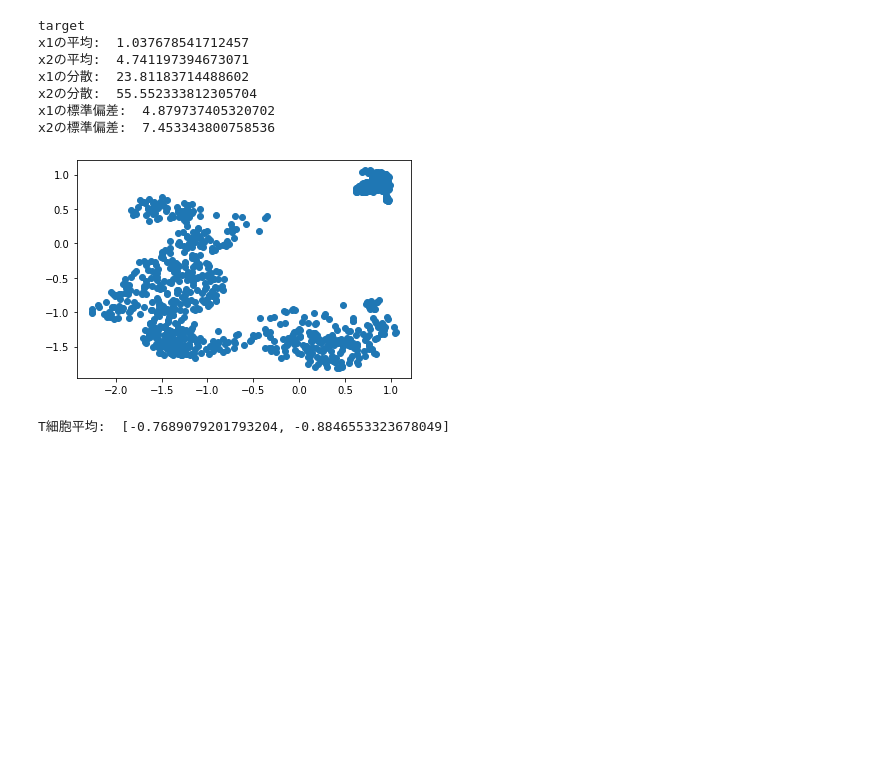
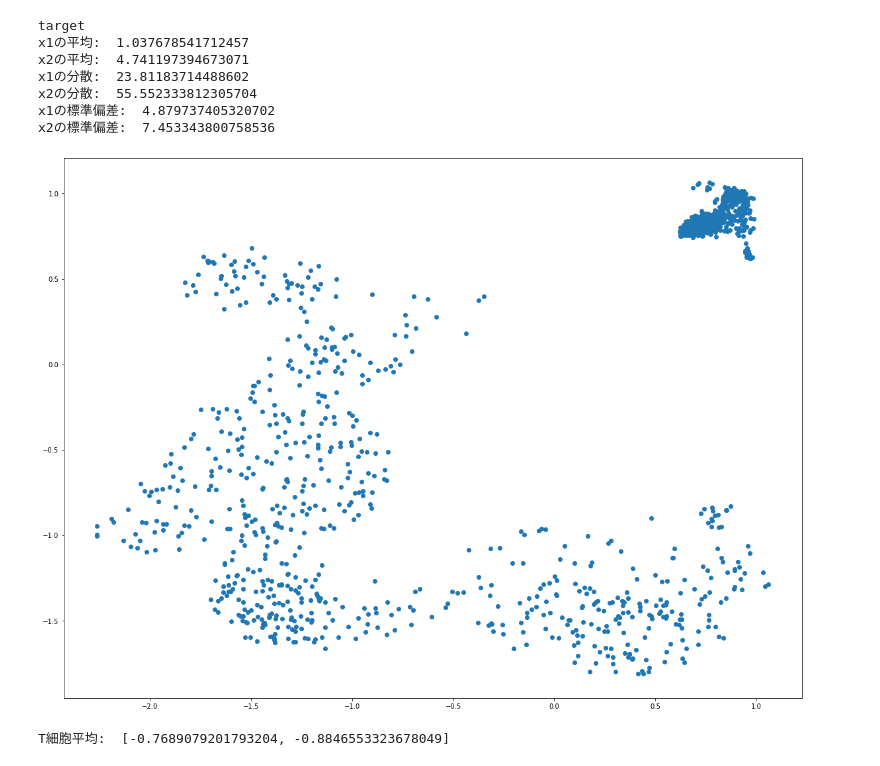
Before and after one commit to Nu2-Cracker/CellDataAnalysis, a Jupyter notebook: works/Fisher.ipynb, the cells around one changed output. Saved outputs shown, nothing was run; the diff lists cells and outputs as text; code cells hidden in the pictures; blank space fills up the shorter version.

```diff
--- a/works/Fisher.ipynb
+++ b/works/Fisher.ipynb
@@ -111,11 +148,11 @@ x2の標準偏差:  7.453343800758536
 df_target.loc[:, "X1"] = [z(x, target_x1_avg, s_x1_train) for x in df_target["X1"]]
 df_target.loc[:, "X2"] = [z(x, target_x2_avg, s_x2_train) for x in df_target["X2"]]
 # %%
-
+plt.figure(figsize=(20.0, 15.0))
 plt.scatter(df_target["X1"], df_target["X2"])
 plt.show()
 # %% [output]
-[figure, old version]
+[figure, new version]
 # %%
 #フィッシャーの線形判別分析
 
```
Also changed, not shown: parts of 21 cells of this notebook, 2 other files.
